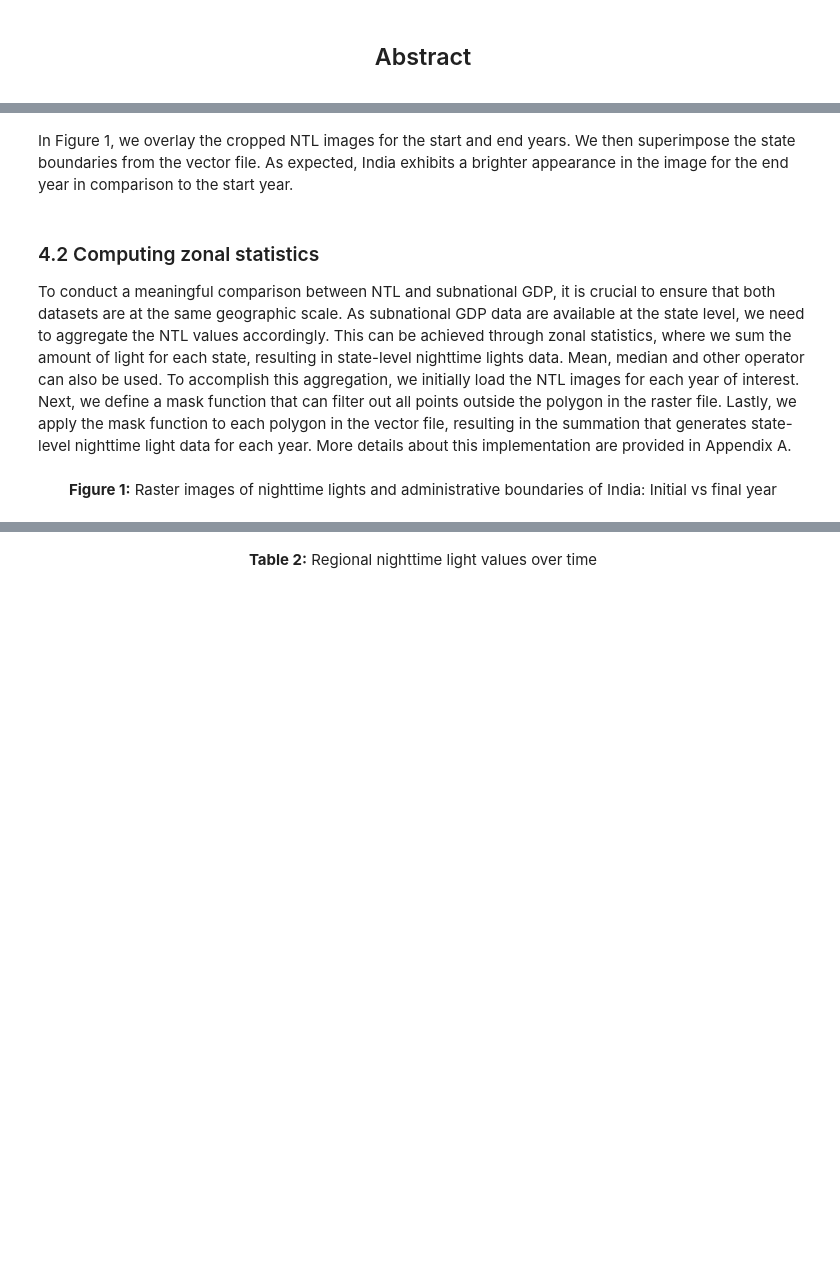
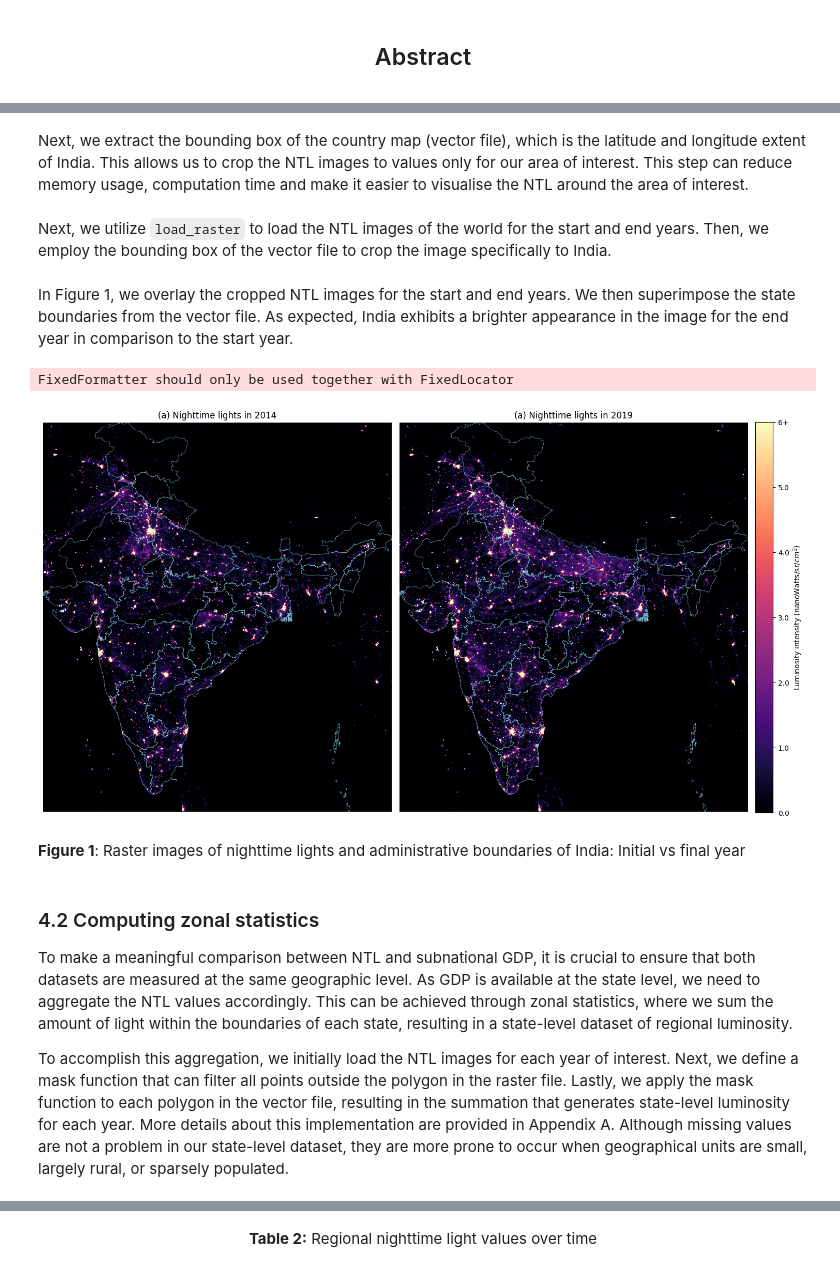
Before and after one commit to quarcs-lab/project2022p, a Jupyter notebook: project2022p_notebook.ipynb, the cells around one changed output, grey strips where cells are left out. Drawn from its saved outputs; the diff is of its cells as text; code cells hidden in the pictures; blank space fills up the shorter version.

```diff
--- a/project2022p_notebook.ipynb
+++ b/project2022p_notebook.ipynb
@@ -416,0 +430,2 @@ plt.show()
+# %% [markdown]
+Next, we extract the bounding box of the country map (vector file), which is the latitude and longitude extent of India. This allows us to crop the NTL images to values only for our area of interest. This step can reduce memory usage, computation time and make it easier to visualise the NTL around the area of interest.
@@ -416,0 +436,2 @@ plt.show()
+# %% [markdown]
+Next, we utilize `load_raster` to load the NTL images of the world for the start and end years. Then, we employ the bounding box of the vector file to crop the image specifically to India.
@@ -417,8 +454,64 @@ plt.show()
 # %% [markdown]
 In Figure 1, we overlay the cropped NTL images for the start and end years. We then superimpose the state boundaries from the vector file. As expected, India exhibits a brighter appearance in the image for the end year in comparison to the start year.
+# %%
+# @title CODE: Plot satellite images before and after
+
+# Initialize the GridSpec for setting up the plot structure
+RADIANCE_THRESHOLD = 6  # @param {type:"number"}
+
+gs = GridSpec(1, 3, width_ratios=[2, 2, 0.1])
+
+fig = plt.figure(figsize=(15, 8))
+ax1 = fig.add_subplot(gs[0])
+
+first_year_plot = ax1.imshow(
+    raster_file_clipped_first,
+    extent=polygons_files_bbox[[0, 2, 1, 3]],
+    vmin=0,
+    vmax=RADIANCE_THRESHOLD,
+    cmap="magma",
+)
+polygons_files.boundary.plot(ax=ax1, color="skyblue", linewidth=0.4)
+ax1.set_title(f"(a) Nighttime lights in {START_YEAR}")
+ax1.set_axis_off()
+
+ax2 = fig.add_subplot(gs[1])
+
+last_year_plot = ax2.imshow(
+    raster_file_clipped_last,
+    extent=polygons_files_bbox[[0, 2, 1, 3]],
+    vmin=0,
+    vmax=RADIANCE_THRESHOLD,
+    cmap="magma",
+)
+polygons_files.boundary.plot(ax=ax2, color="skyblue", linewidth=0.4)
+ax2.set_title(f"(a) Nighttime lights in {END_YEAR}")
+ax2.set_axis_off()
+
+cax2 = fig.add_subplot(gs[2])
+# Add colorbar
+cbar = fig.colorbar(
+    first_year_plot, cax=cax2, label="Luminosity intensity (nanoWatts/sr/$cm^2$)"
+)
+
+# Set ticks and labels with the last one as f"{RADIANCE_THRESHOLD}+"
+cbar.set_ticklabels(
+    [f"{val}" for val in cbar.get_ticks()[:-1]] + [f"{RADIANCE_THRESHOLD}+"]
+)
+
+plt.tight_layout()
+plt.savefig("figures/NTL.png", dpi=300, bbox_inches="tight")
+plt.show()
+# %% [output]
+FixedFormatter should only be used together with FixedLocator
+[figure, added]
+# %% [markdown]
+**Figure 1**: Raster images of nighttime lights and administrative boundaries of India: Initial
+vs final year
 # %% [markdown]
 ### 4.2 Computing zonal statistics
 
-To conduct a meaningful comparison between NTL and subnational GDP, it is crucial to ensure that both datasets are at the same geographic scale. As subnational GDP data are available at the state level, we need to aggregate the NTL values accordingly. This can be achieved through zonal statistics, where we sum the amount of light for each state, resulting in state-level nighttime lights data. Mean, median and other operator can also be used.
-To accomplish this aggregation, we initially load the NTL images for each year of interest. Next, we define a mask function that can filter out all points outside the polygon in the raster file. Lastly, we apply the mask function to each polygon in the vector file, resulting in the summation that generates state-level nighttime light data for each year. More details about this implementation are provided in Appendix A.
+To make a meaningful comparison between NTL and subnational GDP, it is crucial to ensure that both datasets are measured at the same geographic level. As GDP is available at the state level, we need to aggregate the NTL values accordingly. This can be achieved through zonal statistics, where we sum the amount of light within the boundaries of each state, resulting in a state-level dataset of regional luminosity.
+
+To accomplish this aggregation, we initially load the NTL images for each year of interest. Next, we define a mask function that can filter all points outside the polygon in the raster file. Lastly, we apply the mask function to each polygon in the vector file, resulting in the summation that generates state-level luminosity for each year. More details about this implementation are provided in Appendix A. Although missing values are not a problem in our state-level dataset, they are more prone to occur when geographical units are small, largely rural, or sparsely populated.
 # %%
@@ -450,6 +546,4 @@ for year in range(START_YEAR, END_YEAR + 1):
 
     # The state-wise aggregate radiance of the year is stored in the data frame that was initialized earlier.
     gdf_NTL[str(year)] = statewise_agg_ntl
-# %% [markdown]
-<center><b>Figure 1:</b> Raster images of nighttime lights and administrative boundaries of India: Initial vs final year </center>
 # %% [markdown]
```
Also changed, not shown: parts of 174 cells of this notebook.
